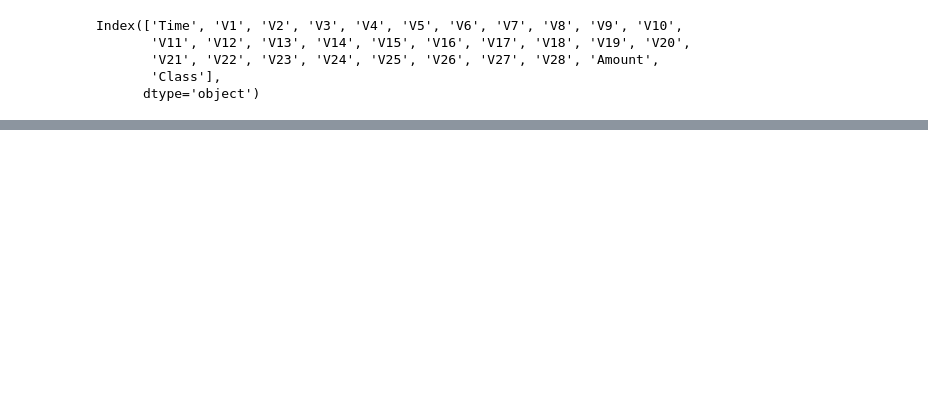
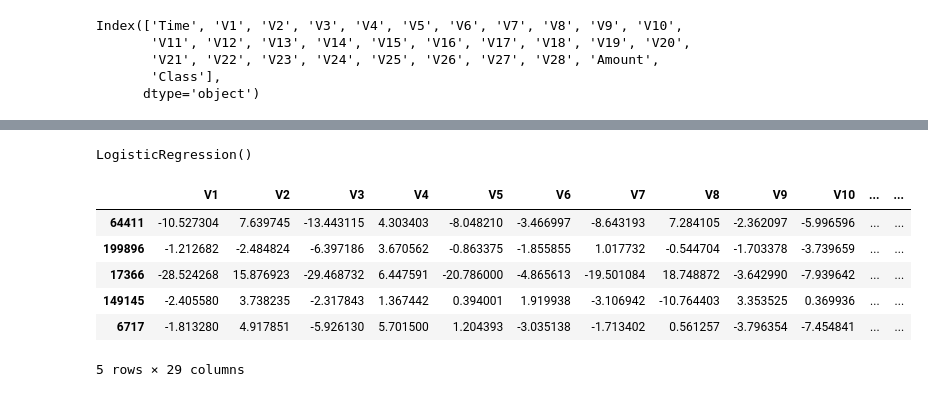
Before and after one commit to dawoodshahzad07/ML-Lab05, a Jupyter notebook: Lab05.ipynb, the cells around one changed output, grey strips where cells are left out. Drawn from its saved outputs; the diff is of its cells as text; code cells hidden in the pictures; blank space fills up the shorter version.

```diff
--- a/Lab05.ipynb
+++ b/Lab05.ipynb
@@ -83,7 +84,7 @@ Index(['Time', 'V1', 'V2', 'V3', 'V4', 'V5', 'V6', 'V7', 'V8', 'V9', 'V10',
        'Class'],
       dtype='object')
 # %%
-x=df[['V1', 'V2', 'V3', 'V4', 'V5', 'V6', 'V7', 'V8', 'V9', 'V10',
+x=c[['V1', 'V2', 'V3', 'V4', 'V5', 'V6', 'V7', 'V8', 'V9', 'V10',
        'V11', 'V12', 'V13', 'V14', 'V15', 'V16', 'V17', 'V18', 'V19', 'V20',
        'V21', 'V22', 'V23', 'V24', 'V25', 'V26', 'V27', 'V28', 'Amount']]
-y=df['Class']
+y=c['Class']
@@ -89,0 +109,6 @@ y=df['Class']
+# %%
+x_train,x_test,y_train,y_test=train_test_split(x,y,test_size=0.7,random_state=42)
+# %%
+lr=LogisticRegression()
+# %%
+lr.fit(x_train,y_train)
@@ -89,0 +131,14 @@ y=df['Class']
+# %%
+lr.fit(x_train_scaled,y_train)
+# %% [output]
+LogisticRegression()
+# %%
+x_train.head()
+# %% [output]
+|  | V1 | V2 | V3 | V4 | V5 | V6 | V7 | V8 | V9 | V10 | ... | ... |
+| 64411 | -10.527304 | 7.639745 | -13.443115 | 4.303403 | -8.048210 | -3.466997 | -8.643193 | 7.284105 | -2.362097 | -5.996596 | ... | ... |
+| 199896 | -1.212682 | -2.484824 | -6.397186 | 3.670562 | -0.863375 | -1.855855 | 1.017732 | -0.544704 | -1.703378 | -3.739659 | ... | ... |
+| 17366 | -28.524268 | 15.876923 | -29.468732 | 6.447591 | -20.786000 | -4.865613 | -19.501084 | 18.748872 | -3.642990 | -7.939642 | ... | ... |
+| 149145 | -2.405580 | 3.738235 | -2.317843 | 1.367442 | 0.394001 | 1.919938 | -3.106942 | -10.764403 | 3.353525 | 0.369936 | ... | ... |
+| 6717 | -1.813280 | 4.917851 | -5.926130 | 5.701500 | 1.204393 | -3.035138 | -1.713402 | 0.561257 | -3.796354 | -7.454841 | ... | ... |
+5 rows × 29 columns
```
Also changed, not shown: parts of 18 cells of this notebook.
